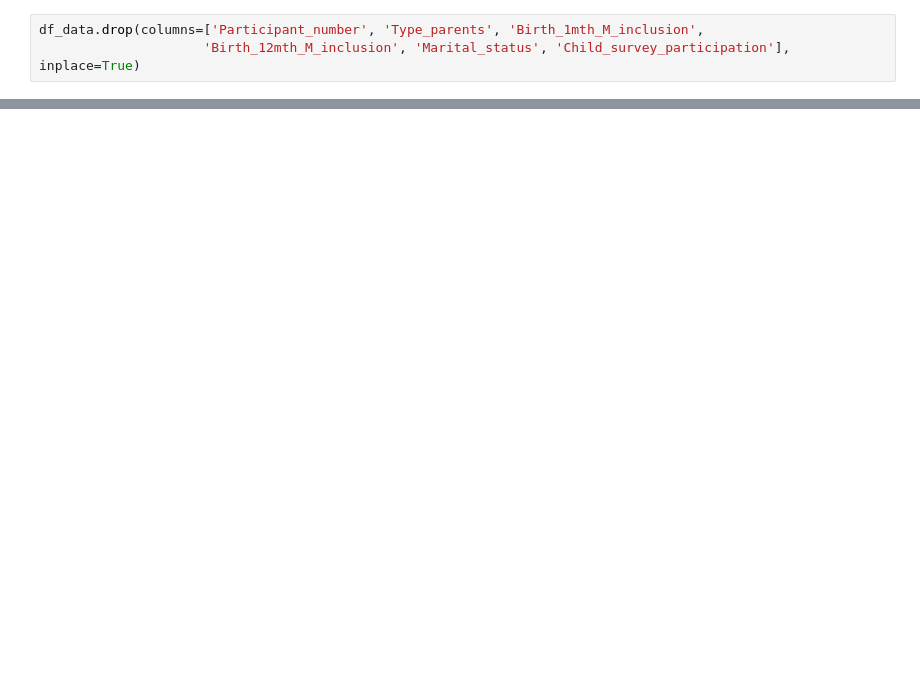
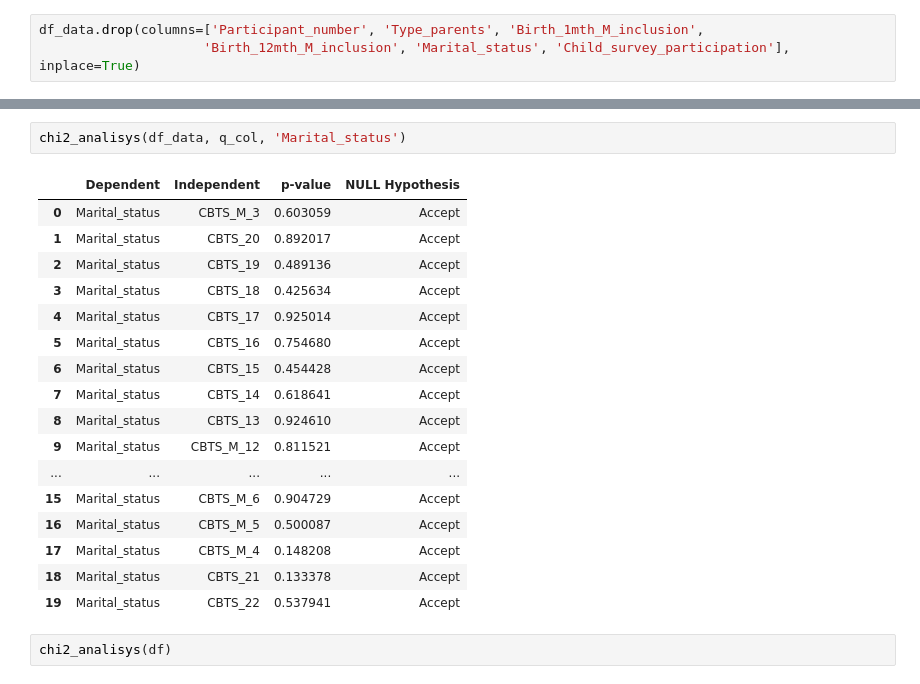
Before and after one commit to DRPwgu/maternal_health_on_infant_sleep, a Jupyter notebook: Data Exploration.ipynb, the cells around one changed output, grey strips where cells are left out. Drawn from its saved outputs; the diff is of its cells as text; blank space fills up the shorter version.

```diff
--- a/Data Exploration.ipynb
+++ b/Data Exploration.ipynb
@@ -336,0 +465,22 @@ temp
+# %%
+chi2_analisys(df_data, q_col, 'Marital_status')
+# %% [output]
+|  | Dependent | Independent | p-value | NULL Hypothesis |
+| 0 | Marital_status | CBTS_M_3 | 0.603059 | Accept |
+| 1 | Marital_status | CBTS_20 | 0.892017 | Accept |
+| 2 | Marital_status | CBTS_19 | 0.489136 | Accept |
+| 3 | Marital_status | CBTS_18 | 0.425634 | Accept |
+| 4 | Marital_status | CBTS_17 | 0.925014 | Accept |
+| 5 | Marital_status | CBTS_16 | 0.754680 | Accept |
+| 6 | Marital_status | CBTS_15 | 0.454428 | Accept |
+| 7 | Marital_status | CBTS_14 | 0.618641 | Accept |
+| 8 | Marital_status | CBTS_13 | 0.924610 | Accept |
+| 9 | Marital_status | CBTS_M_12 | 0.811521 | Accept |
+| ... | ... | ... | ... | ... |
+| 15 | Marital_status | CBTS_M_6 | 0.904729 | Accept |
+| 16 | Marital_status | CBTS_M_5 | 0.500087 | Accept |
+| 17 | Marital_status | CBTS_M_4 | 0.148208 | Accept |
+| 18 | Marital_status | CBTS_21 | 0.133378 | Accept |
+| 19 | Marital_status | CBTS_22 | 0.537941 | Accept |
+# %%
+chi2_analisys(df)
```
Also changed, not shown: parts of 44 cells of this notebook.
